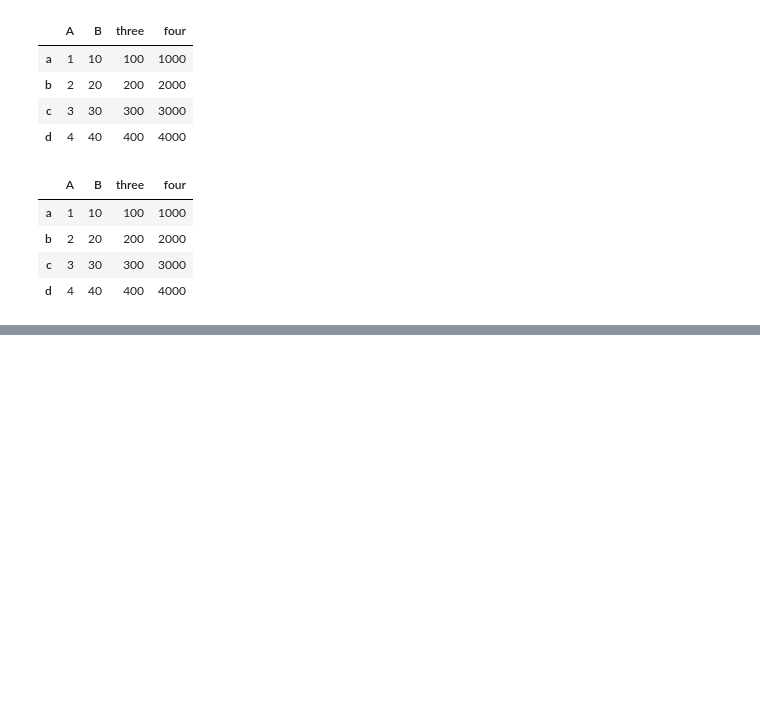
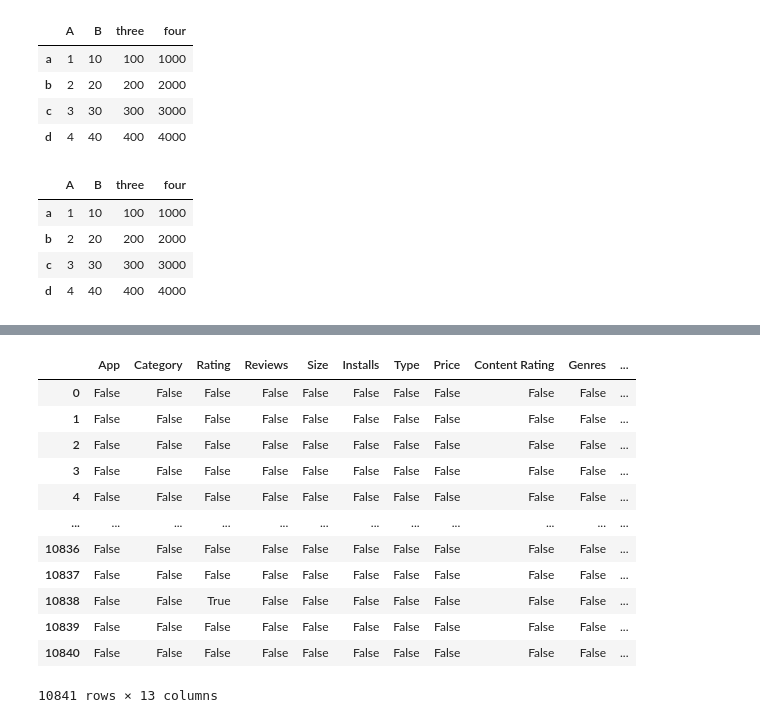
Before and after one commit to NarendarB0152/VignanUniversityWorkShop, a Jupyter notebook: Pandas/Pandas.ipynb, the cells around one changed output, grey strips where cells are left out. Cells and saved outputs as stored; diff of their text form; code cells hidden in the pictures; blank space fills up the shorter version.

```diff
--- a/Pandas/Pandas.ipynb
+++ b/Pandas/Pandas.ipynb
@@ -416,0 +510,5 @@ df1
+# %%
+link = 'https://raw.githubusercontent.com/AshishJangra27/Data-Analysis-with-Python-GFG/main/3.%20Data%20Preprocessing%20-%20Removing%20Null%20Value%20Rows/googleplaystore.csv'
+
+df = pd.read_csv(link)
+df.head()
@@ -416,0 +545,16 @@ df1
+# %%
+df.isnull()
+# %% [output]
+|  | App | Category | Rating | Reviews | Size | Installs | Type | Price | Content Rating | Genres | ... |
+| 0 | False | False | False | False | False | False | False | False | False | False | ... |
+| 1 | False | False | False | False | False | False | False | False | False | False | ... |
+| 2 | False | False | False | False | False | False | False | False | False | False | ... |
+| 3 | False | False | False | False | False | False | False | False | False | False | ... |
+| 4 | False | False | False | False | False | False | False | False | False | False | ... |
+| ... | ... | ... | ... | ... | ... | ... | ... | ... | ... | ... | ... |
+| 10836 | False | False | False | False | False | False | False | False | False | False | ... |
+| 10837 | False | False | False | False | False | False | False | False | False | False | ... |
+| 10838 | False | False | True | False | False | False | False | False | False | False | ... |
+| 10839 | False | False | False | False | False | False | False | False | False | False | ... |
+| 10840 | False | False | False | False | False | False | False | False | False | False | ... |
+10841 rows × 13 columns
```
Also changed, not shown: parts of 13 cells of this notebook.
